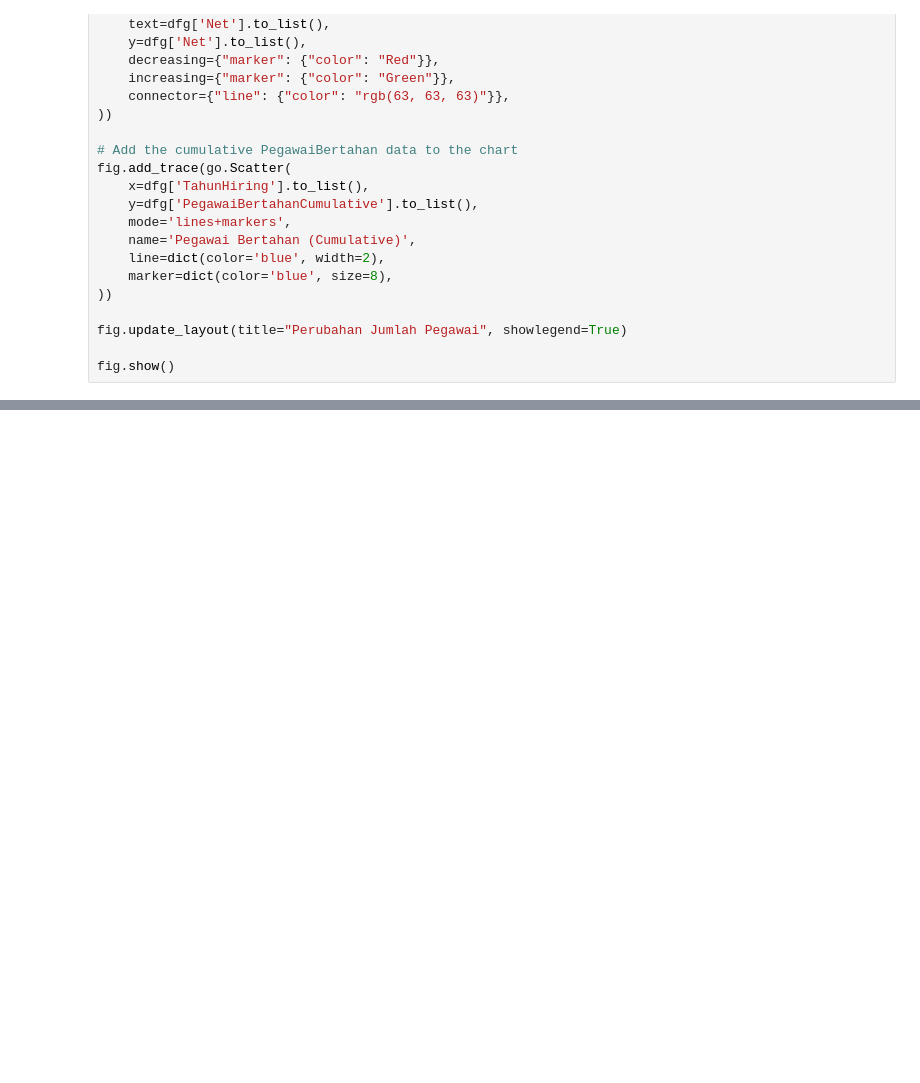
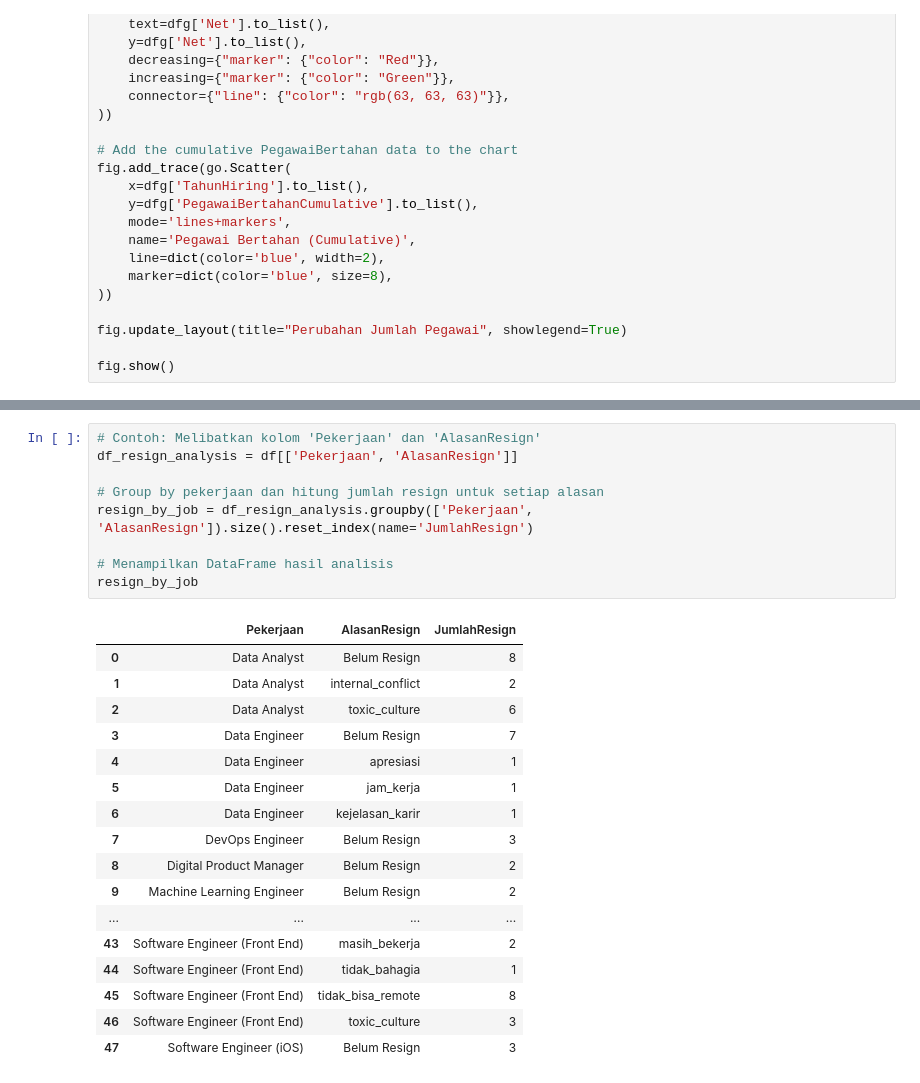
Before and after one commit to imalfunadam/Improving-Employee-Retention-By-Predicting-Employee-Attrition-Using-Machine-Learning, a Jupyter notebook: Predicting Employee Attrition.ipynb, the cells around one changed output, grey strips where cells are left out. Drawn from its saved outputs; the diff is of its cells as text; blank space fills up the shorter version.

```diff
--- a/Predicting Employee Attrition.ipynb
+++ b/Predicting Employee Attrition.ipynb
@@ -548,0 +639,27 @@ KeyError: 'Status'
+# %%
+# Contoh: Melibatkan kolom 'Pekerjaan' dan 'AlasanResign'
+df_resign_analysis = df[['Pekerjaan', 'AlasanResign']]
+
+# Group by pekerjaan dan hitung jumlah resign untuk setiap alasan
+resign_by_job = df_resign_analysis.groupby(['Pekerjaan', 'AlasanResign']).size().reset_index(name='JumlahResign')
+
+# Menampilkan DataFrame hasil analisis
+resign_by_job
+# %% [output]
+|  | Pekerjaan | AlasanResign | JumlahResign |
+| 0 | Data Analyst | Belum Resign | 8 |
+| 1 | Data Analyst | internal_conflict | 2 |
+| 2 | Data Analyst | toxic_culture | 6 |
+| 3 | Data Engineer | Belum Resign | 7 |
+| 4 | Data Engineer | apresiasi | 1 |
+| 5 | Data Engineer | jam_kerja | 1 |
+| 6 | Data Engineer | kejelasan_karir | 1 |
+| 7 | DevOps Engineer | Belum Resign | 3 |
+| 8 | Digital Product Manager | Belum Resign | 2 |
+| 9 | Machine Learning Engineer | Belum Resign | 2 |
+| ... | ... | ... | ... |
+| 43 | Software Engineer (Front End) | masih_bekerja | 2 |
+| 44 | Software Engineer (Front End) | tidak_bahagia | 1 |
+| 45 | Software Engineer (Front End) | tidak_bisa_remote | 8 |
+| 46 | Software Engineer (Front End) | toxic_culture | 3 |
+| 47 | Software Engineer (iOS) | Belum Resign | 3 |
```
Also changed, not shown: parts of 9 cells of this notebook.
